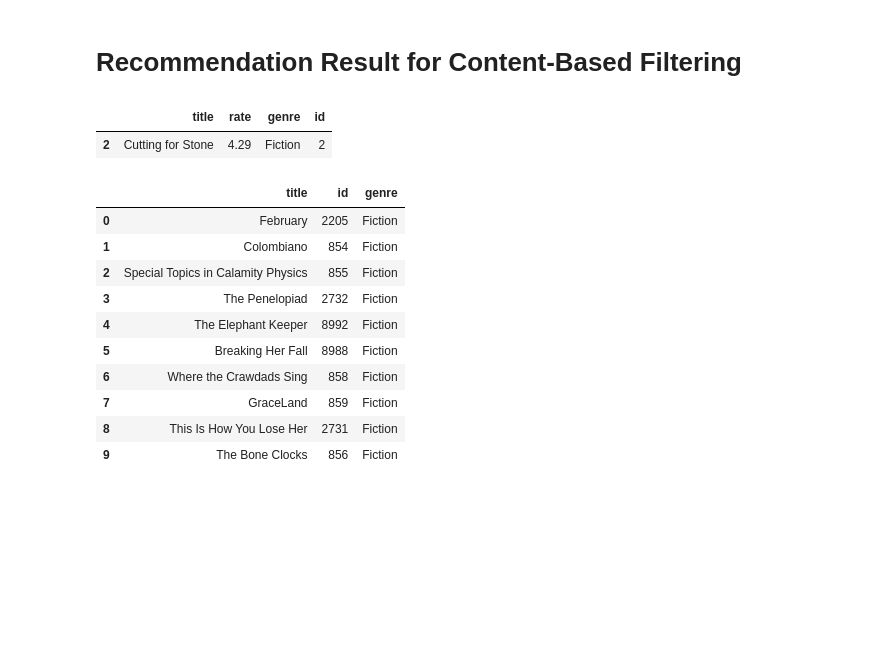
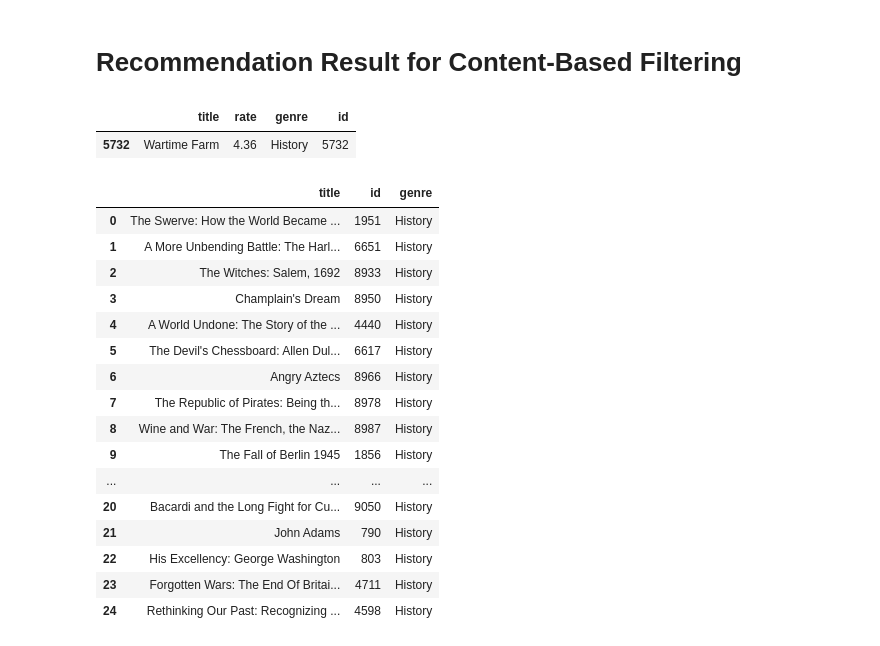
Before and after one commit to ilhamAdhim/ML-Book-Recommendation, a Jupyter notebook: Book_Recommendation.ipynb, the cells around one changed output. Cells and saved outputs as stored; diff of their text form; code cells hidden in the pictures; blank space fills up the shorter version.

```diff
--- a/Book_Recommendation.ipynb
+++ b/Book_Recommendation.ipynb
@@ -195,6 +221,8 @@ Langkah langkah yang dilakukan :
 # %%
 df_book_list['genre'].dropna(axis=0, inplace=True)
 df_book_list['rate'].dropna(axis=0, inplace=True)
+
+df_book_list.drop(df_book_list.loc[df_book_list['genre']== 'nan'].index, inplace=True)
 # %%
 df_book_list.isnull().sum()
 print(df_book_list.shape)
@@ -304,7 +329,7 @@ Shape: (9098, 9098)
 # Recommendation Result for Content-Based Filtering
 # %%
 def BookRecommendations(book_title, similarity_data=cosine_sim_df,
-                         items=df_book_cleaned[["id","title","genre"]], k=10):
+                         items=df_book_cleaned[["id","title","genre"]], k=25):
 
     ''' Mengambil data menggunakan argpartition untuk partisi secara tidak langsung,
     sepanjang sumbu yang diberikan, kemudian dataframe diubah menjadi numpy Range
@@ -322,23 +347,29 @@ def BookRecommendations(book_title, similarity_data=cosine_sim_df,
     return pd.DataFrame(closest).merge(items).head(k)
 # %%
 # Check data lengkap sebuah title
-find_title = df_book_cleaned[df_book_cleaned['title'] == 'Cutting for Stone']
+find_title = df_book_cleaned[df_book_cleaned['title'] == 'Wartime Farm']
 find_title
 # %% [output]
 |  | title | rate | genre | id |
-| 2 | Cutting for Stone | 4.29 | Fiction | 2 |
+| 5732 | Wartime Farm | 4.36 | History | 5732 |
 # %%
-book_suggestion = BookRecommendations(book_title = 'Cutting for Stone')
+book_suggestion = BookRecommendations(book_title = 'Wartime Farm')
 book_suggestion
 # %% [output]
 |  | title | id | genre |
-| 0 | February | 2205 | Fiction |
-| 1 | Colombiano | 854 | Fiction |
-| 2 | Special Topics in Calamity Physics | 855 | Fiction |
-| 3 | The Penelopiad | 2732 | Fiction |
-| 4 | The Elephant Keeper | 8992 | Fiction |
-| 5 | Breaking Her Fall | 8988 | Fiction |
-| 6 | Where the Crawdads Sing | 858 | Fiction |
-| 7 | GraceLand | 859 | Fiction |
-| 8 | This Is How You Lose Her | 2731 | Fiction |
-| 9 | The Bone Clocks | 856 | Fiction |
+| 0 | The Swerve: How the World Became ... | 1951 | History |
+| 1 | A More Unbending Battle: The Harl... | 6651 | History |
+| 2 | The Witches: Salem, 1692 | 8933 | History |
+| 3 | Champlain's Dream | 8950 | History |
+| 4 | A World Undone: The Story of the ... | 4440 | History |
+| 5 | The Devil's Chessboard: Allen Dul... | 6617 | History |
+| 6 | Angry Aztecs | 8966 | History |
+| 7 | The Republic of Pirates: Being th... | 8978 | History |
+| 8 | Wine and War: The French, the Naz... | 8987 | History |
+| 9 | The Fall of Berlin 1945 | 1856 | History |
+| ... | ... | ... | ... |
+| 20 | Bacardi and the Long Fight for Cu... | 9050 | History |
+| 21 | John Adams | 790 | History |
+| 22 | His Excellency: George Washington | 803 | History |
+| 23 | Forgotten Wars: The End Of Britai... | 4711 | History |
+| 24 | Rethinking Our Past: Recognizing ... | 4598 | History |
```
Also changed, not shown: parts of 11 cells of this notebook.
